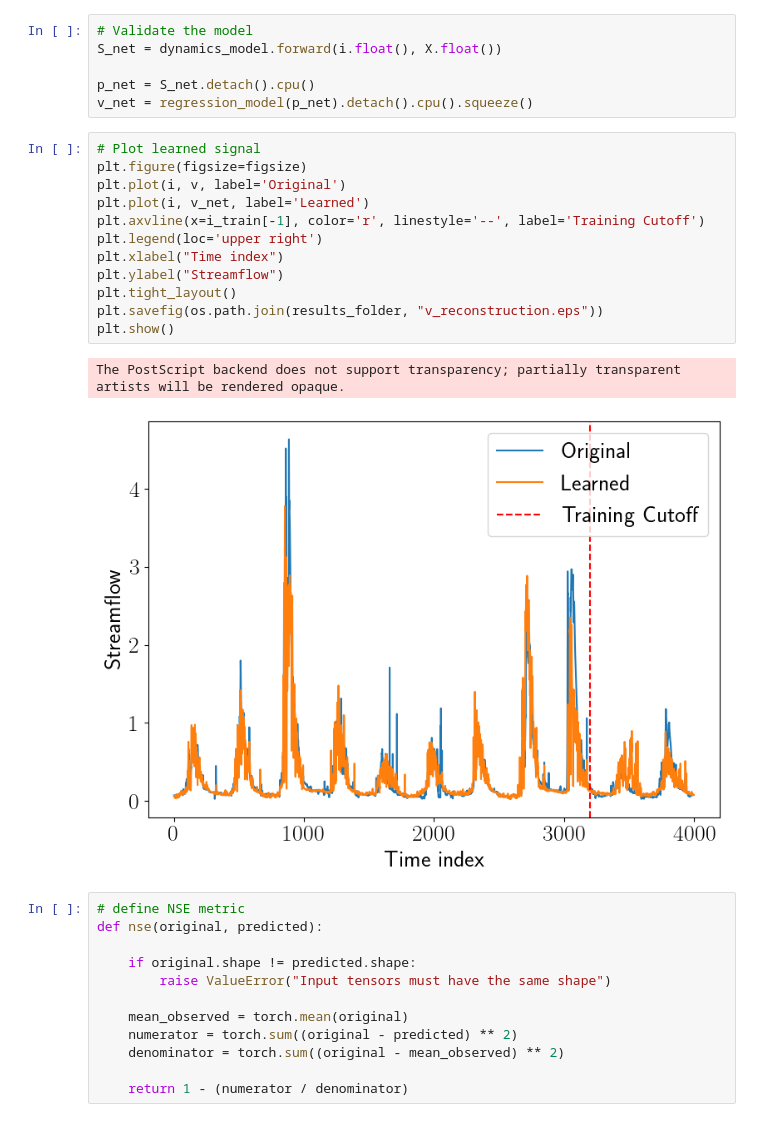
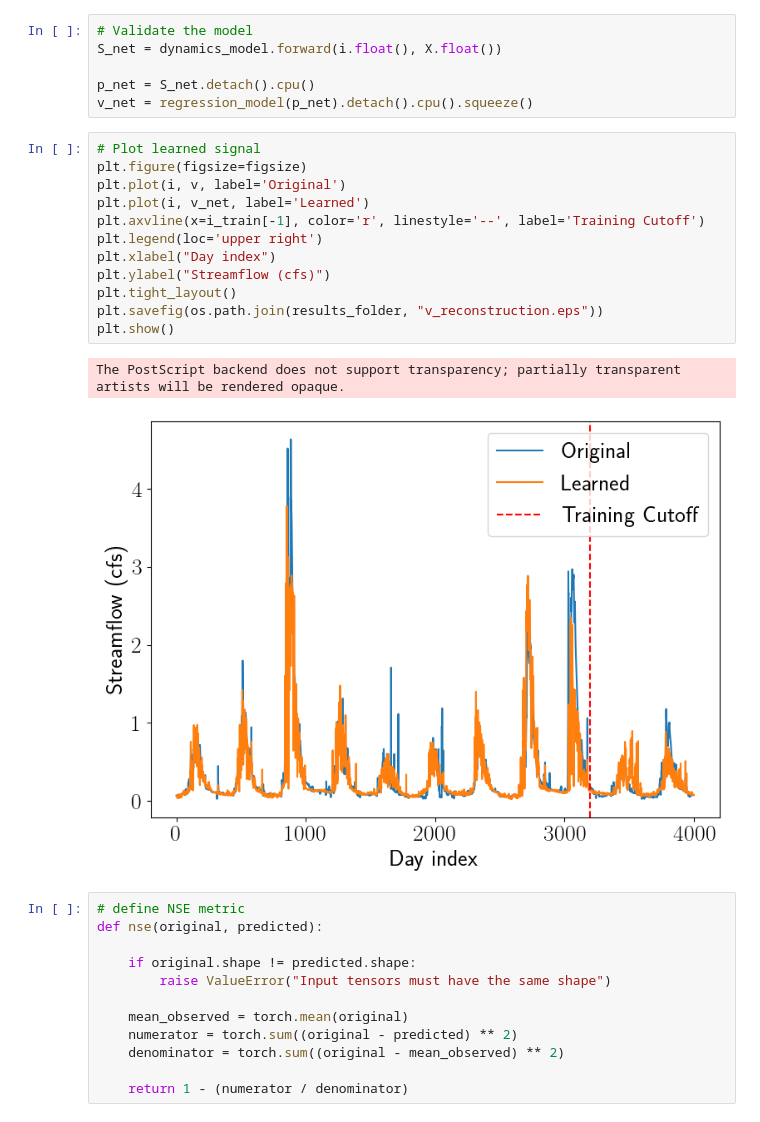
Before and after one commit to wdiepeveen/Latent-Diffeomorphic-Dynamic-Mode-Decomposition, a Jupyter notebook: basin_lddmd.ipynb, the cells around one changed output. Saved outputs shown, nothing was run; the diff lists cells and outputs as text.

```diff
--- a/basin_lddmd.ipynb
+++ b/basin_lddmd.ipynb
@@ -381,18 +381,18 @@ v_net = regression_model(p_net).detach().cpu().squeeze()
 # %%
 # Plot learned signal
 plt.figure(figsize=figsize)
 plt.plot(i, v, label='Original')
 plt.plot(i, v_net, label='Learned')
 plt.axvline(x=i_train[-1], color='r', linestyle='--', label='Training Cutoff')
 plt.legend(loc='upper right')
-plt.xlabel("Time index")
-plt.ylabel("Streamflow")
+plt.xlabel("Day index")
+plt.ylabel("Streamflow (cfs)")
 plt.tight_layout()
 plt.savefig(os.path.join(results_folder, "v_reconstruction.eps"))
 plt.show()
 # %% [output]
 The PostScript backend does not support transparency; partially transparent artists will be rendered opaque.
-[figure, old version]
+[figure, new version]
 # %%
 # define NSE metric
 def nse(original, predicted):
```
Also changed, not shown: parts of 2 cells of this notebook, 17 other files.
